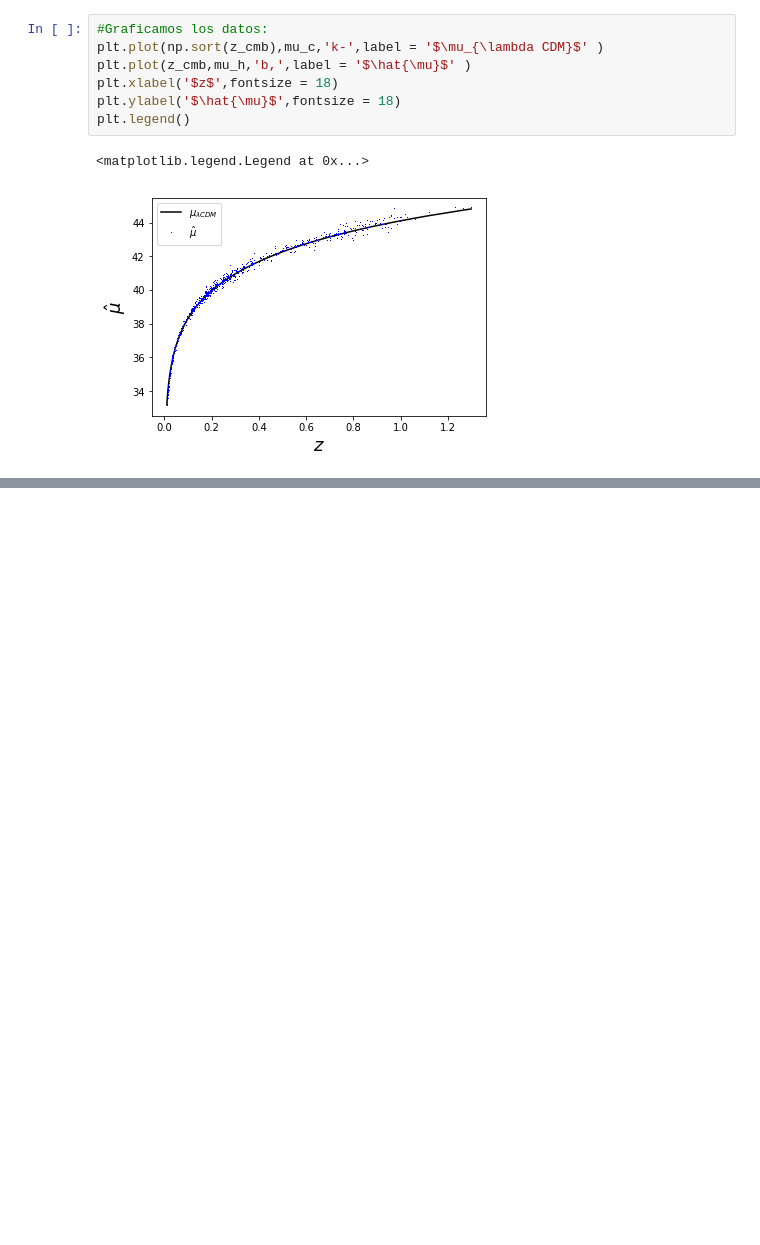
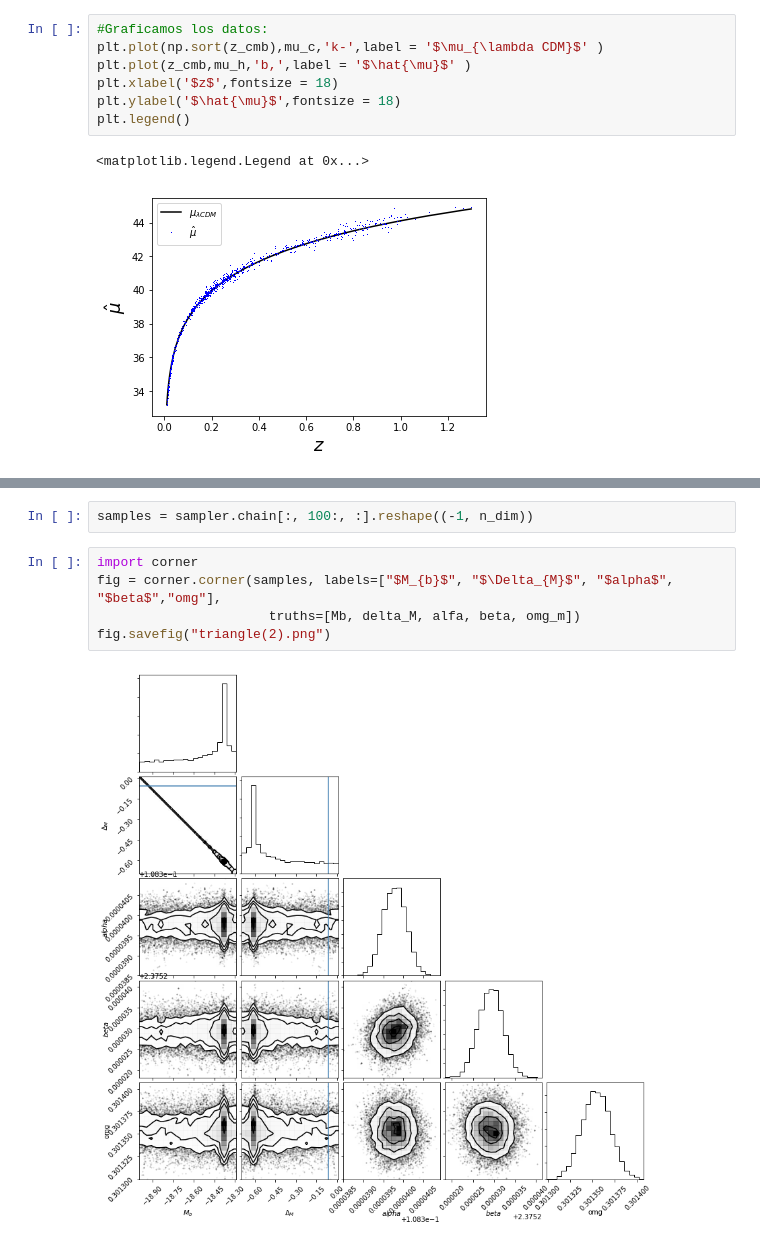
Before and after one commit to CosmoStats/projectofinal1-2018-all, a Jupyter notebook: Untitled.ipynb, the cells around one changed output, grey strips where cells are left out. Drawn from its saved outputs; the diff is of its cells as text; blank space fills up the shorter version.

```diff
--- a/Untitled.ipynb
+++ b/Untitled.ipynb
@@ -189,0 +251,9 @@ plt.plot(np.sort(z_cmb),mu_c,'k--',label = '$\mu_{\lambda CDM}$')
+# %%
+samples = sampler.chain[:, 100:, :].reshape((-1, n_dim))
+# %%
+import corner
+fig = corner.corner(samples, labels=["$M_{b}$", "$\Delta_{M}$", "$alpha$", "$beta$","omg"],
+                      truths=[Mb, delta_M, alfa, beta, omg_m])
+fig.savefig("triangle(2).png")
+# %% [output]
+[figure, added]
```
Also changed, not shown: parts of 12 cells of this notebook, 1 other file.
